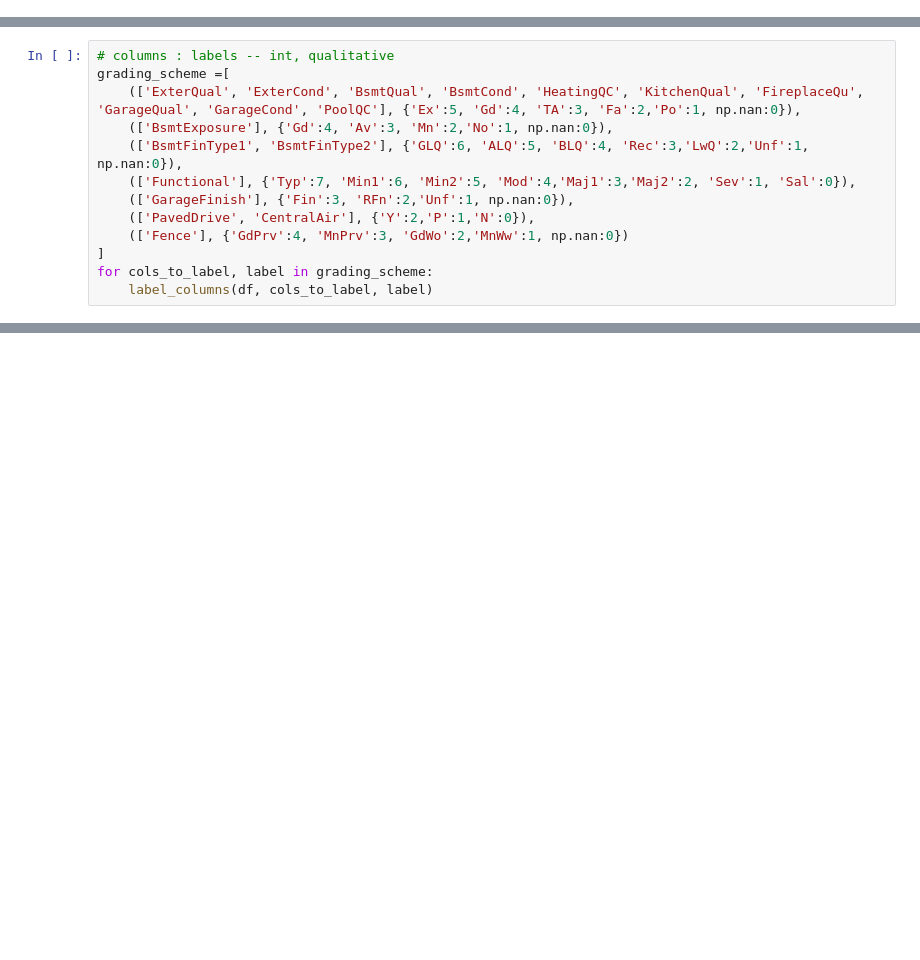
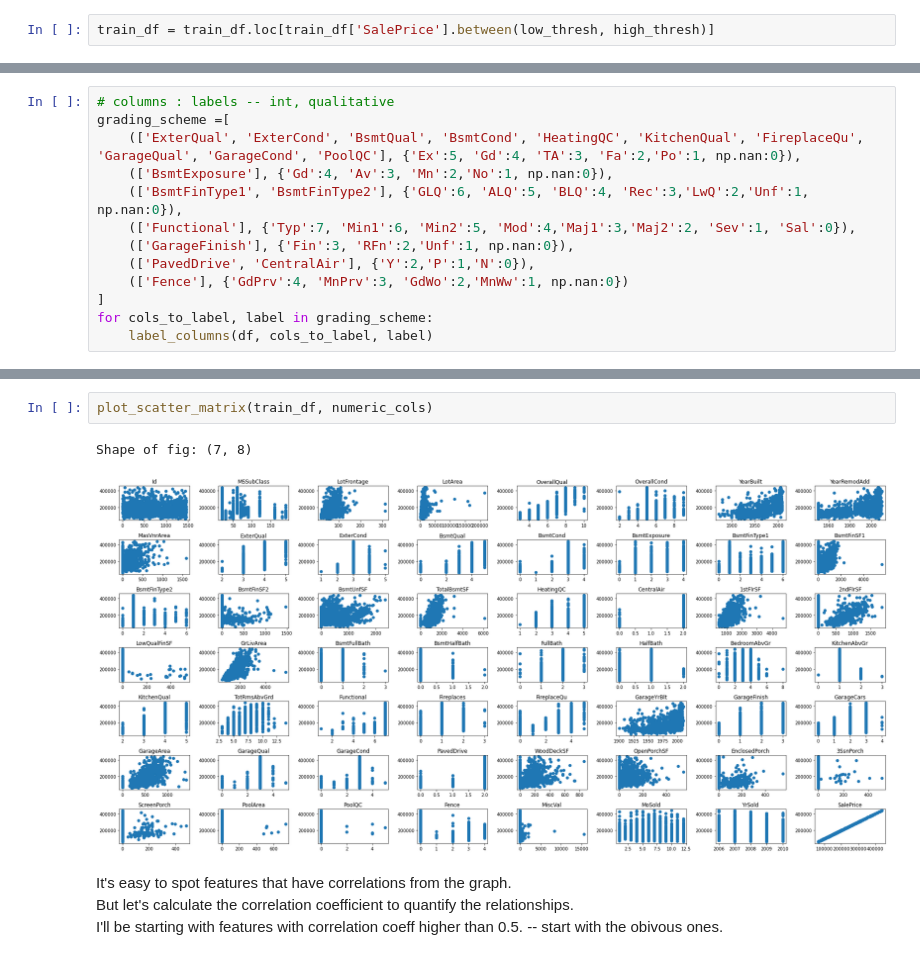
Before and after one commit to jaykye/HousePricePrediction, a Jupyter notebook: data_cleaning.ipynb, the cells around one changed output, grey strips where cells are left out. Cells and saved outputs as stored; diff of their text form; blank space fills up the shorter version.

```diff
--- a/data_cleaning.ipynb
+++ b/data_cleaning.ipynb
@@ -25,2 +102,4 @@ If you need to transform the data any way, you can do so on both train and test
+# %%
+train_df = train_df.loc[train_df['SalePrice'].between(low_thresh, high_thresh)]
 # %%
 # Columns with NaN. -- I can only work with training data.
@@ -65,0 +207,9 @@ for cols_to_label, label in grading_scheme:
+# %%
+plot_scatter_matrix(train_df, numeric_cols)
+# %% [output]
+Shape of fig: (7, 8)
+[figure, added]
+# %% [markdown]
+It's easy to spot features that have correlations from the graph.\
+But let's calculate the correlation coefficient to quantify the relationships.\
+I'll be starting with features with correlation coeff higher than 0.5. -- start with the obivous ones.
```
Also changed, not shown: parts of 37 cells of this notebook.
